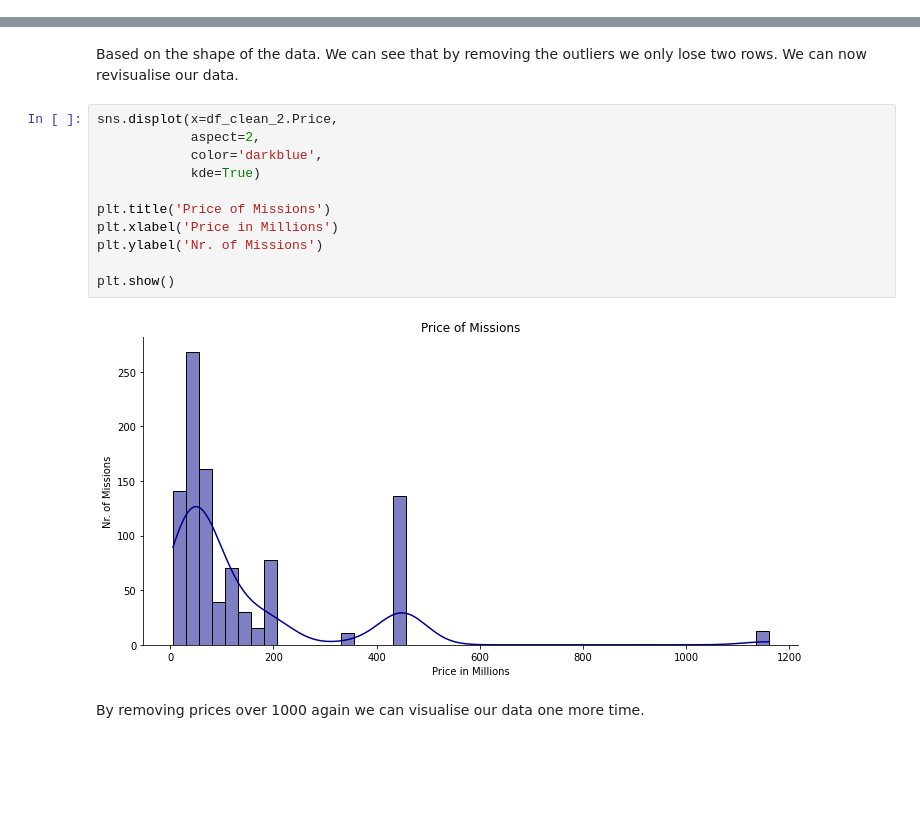
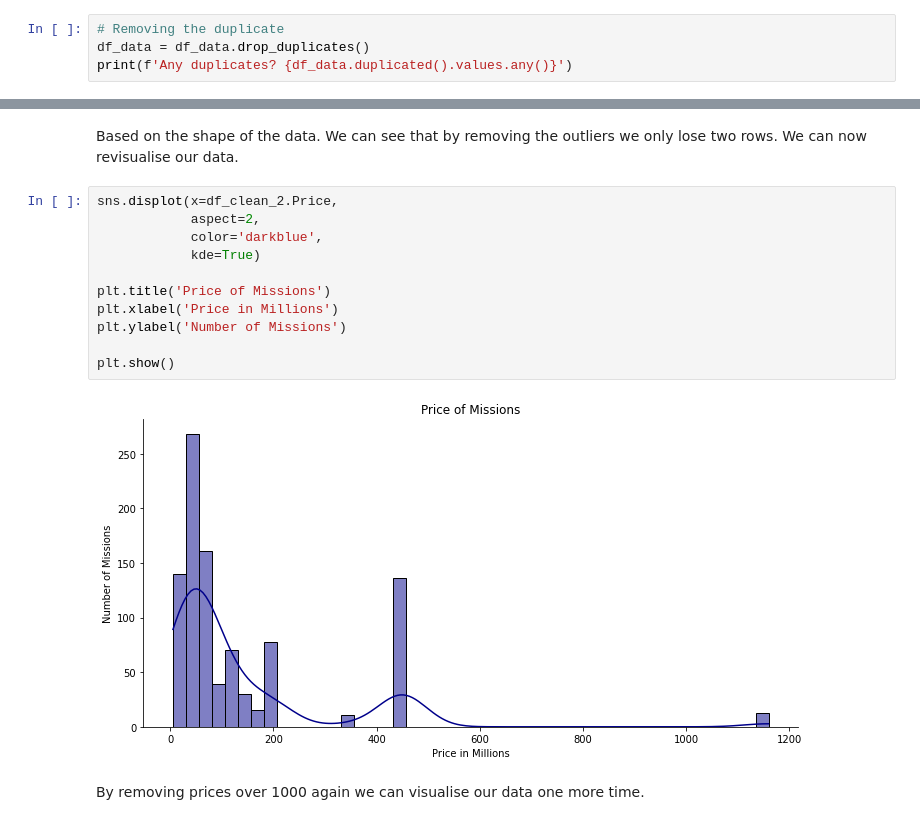
Before and after one commit to leocraig18/Data-Science-Analysis, a Jupyter notebook: Space_Missions_Analysis.ipynb, the cells around one changed output, grey strips where cells are left out. Cells and saved outputs as stored; diff of their text form; blank space fills up the shorter version.

```diff
--- a/Space_Missions_Analysis.ipynb
+++ b/Space_Missions_Analysis.ipynb
@@ -149,0 +155,4 @@ Index(['Organisation', 'Location', 'Date', 'Detail', 'Rocket_Status', 'Price',
+# %%
+# Removing the duplicate
+df_data = df_data.drop_duplicates()
+print(f'Any duplicates? {df_data.duplicated().values.any()}')
@@ -295,16 +314,16 @@ Based on the shape of the data. We can see that by removing the outliers we only
 # %%
 sns.displot(x=df_clean_2.Price,
             aspect=2,
             color='darkblue',
             kde=True)
 
 plt.title('Price of Missions')
 plt.xlabel('Price in Millions')
-plt.ylabel('Nr. of Missions')
+plt.ylabel('Number of Missions')
 
 plt.show()
 # %% [output]
-[figure, old version]
+[figure, new version]
 # %% [markdown]
 By removing prices over 1000 again we can visualise our data one more time.
 # %%
```
Also changed, not shown: parts of 51 cells of this notebook.
